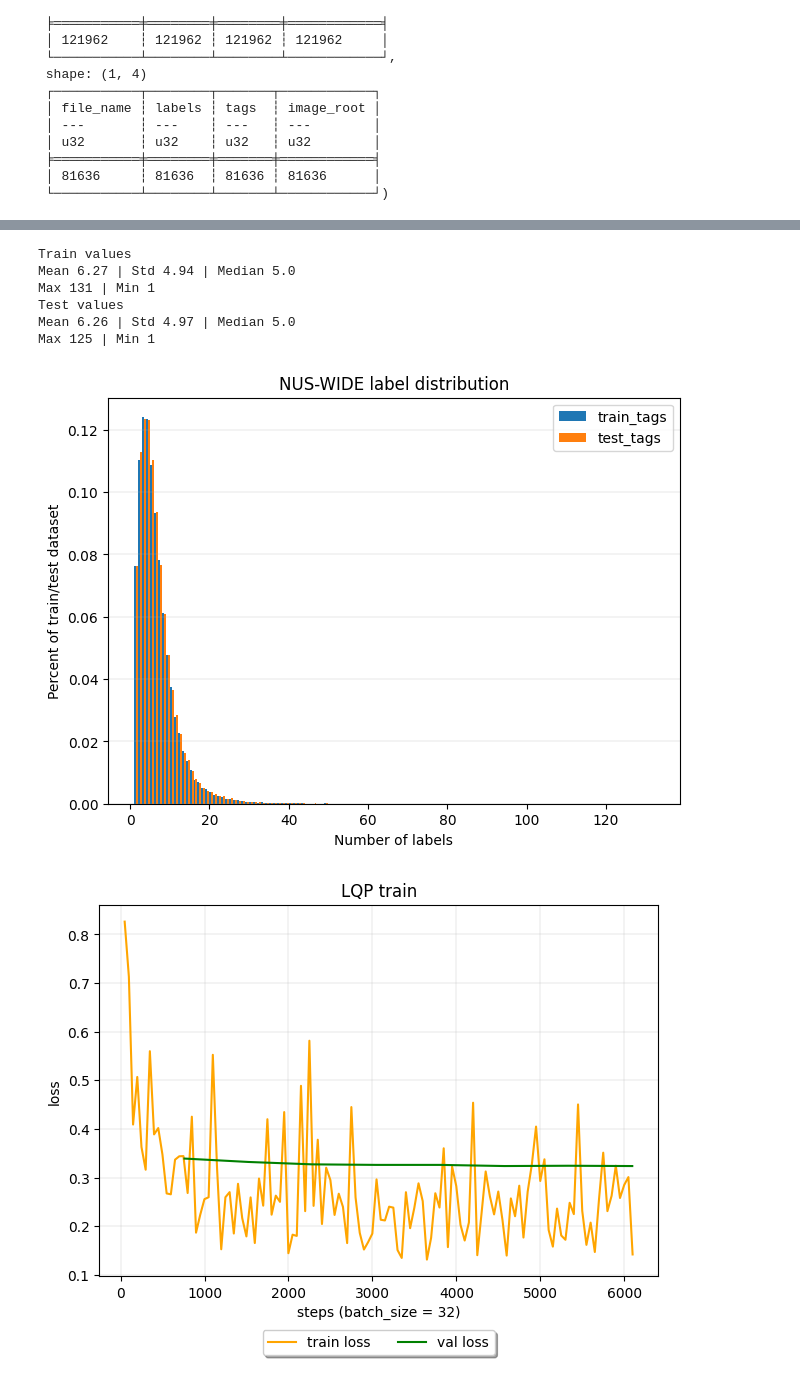
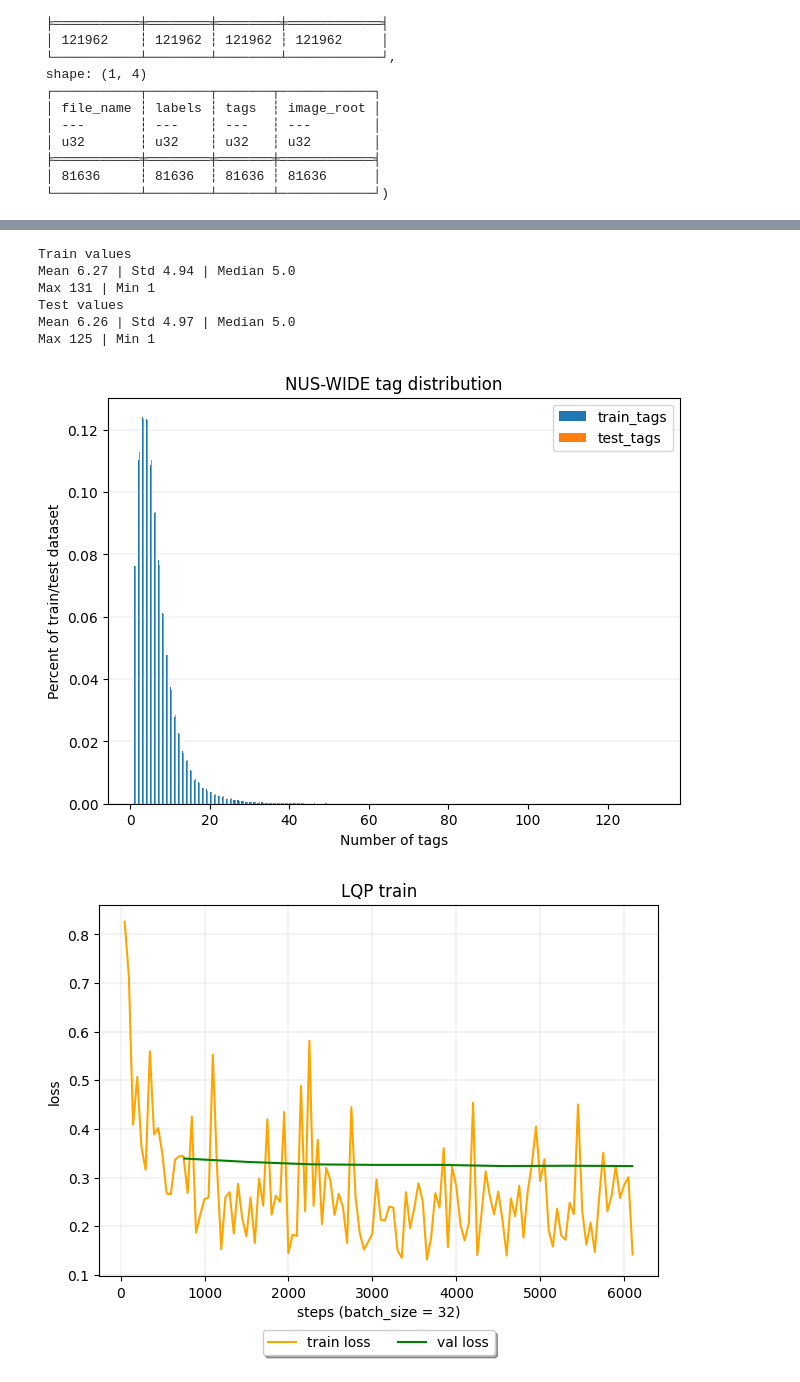
Before and after one commit to skorodenko/wallpaper_tagging, a Jupyter notebook: eda.ipynb, the cells around one changed output, grey strips where cells are left out. Saved outputs shown, nothing was run; the diff lists cells and outputs as text; code cells hidden in the pictures.

```diff
--- a/eda.ipynb
+++ b/eda.ipynb
@@ -42,4 +127,5 @@ train.count(), test.count()
 # %%
+
 # Calculating norm for LQP training
 train = pl.read_ndjson(train_path)
 test = pl.read_ndjson(test_path)
@@ -93,37 +179,37 @@ distribution = {
     "test_tags": y["count_right"],
 }
 
-width = 0.5
+width = 0.3
 multiplier = 0
 
 fig, ax = plt.subplots(layout="constrained")
 #ax.set_xticks(x + width, x)
 ax.set_ylabel("Percent of train/test dataset")
-ax.set_xlabel("Number of labels")
+ax.set_xlabel("Number of tags")
 
 for x1,x2 in distribution.items():
     offset = width * multiplier
     rects = ax.bar(x + offset, x2, width, label=x1, align="edge")
     multiplier += 1
 
 print("Train values")
 print(f"Mean {train_mean:.2f} | Std {train_std:.2f} | Median {train_median}")
 print(f"Max {train_maximum} | Min {train_minimum}")
 print("Test values")
 print(f"Mean {test_mean:.2f} | Std {test_std:.2f} | Median {test_median}")
 print(f"Max {test_maximum} | Min {test_minimum}")
 plt.grid(axis="y", linewidth=0.2)
-plt.title("NUS-WIDE label distribution")
+plt.title("NUS-WIDE tag distribution")
 plt.legend()
 plt.show()
 # %% [output]
 Train values
 Mean 6.27 | Std 4.94 | Median 5.0
 Max 131 | Min 1
 Test values
 Mean 6.26 | Std 4.97 | Median 5.0
 Max 125 | Min 1
-[figure, old version]
+[figure, new version]
 # %%
 root = Path("./assets/trained_models")
 model_root = "lqp.train"
```
Also changed, not shown: parts of 1 cell of this notebook, 14 other files.
